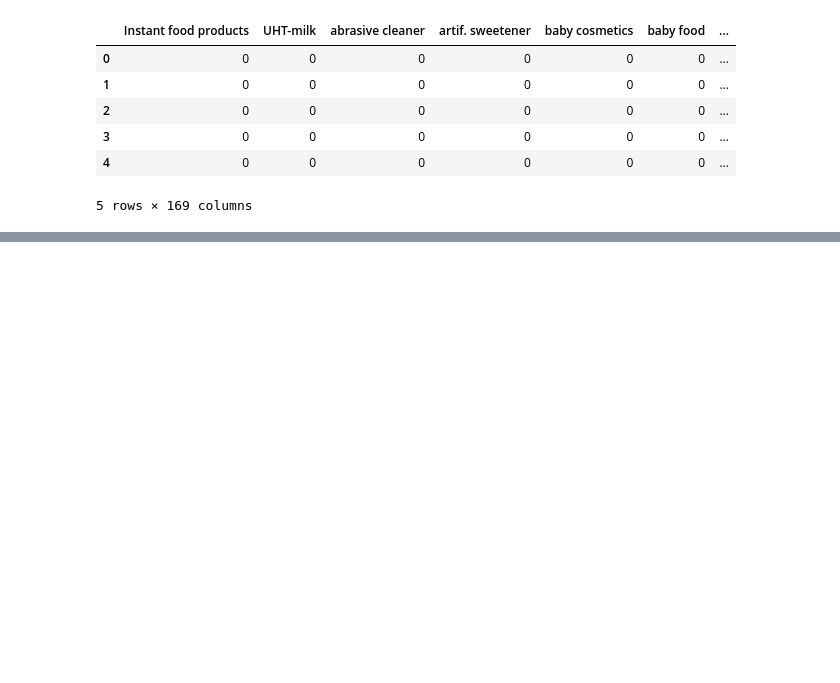
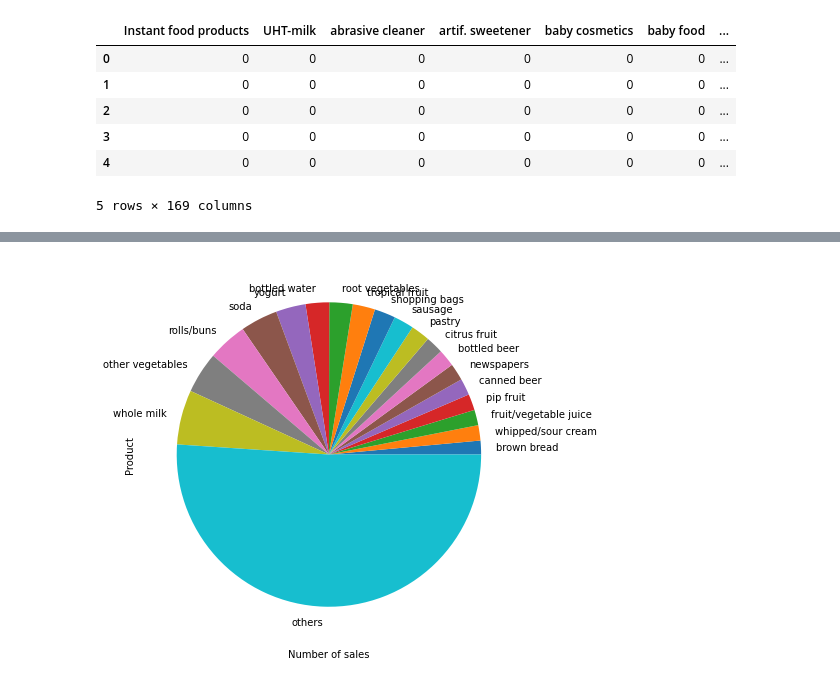
Before and after one commit to soraya-mi/Boojoo, a Jupyter notebook: Untitled1.ipynb, the cells around one changed output, grey strips where cells are left out. Cells and saved outputs as stored; diff of their text form; code cells hidden in the pictures; blank space fills up the shorter version.

```diff
--- a/Untitled1.ipynb
+++ b/Untitled1.ipynb
@@ -51,0 +149,13 @@ df.head()
+# %%
+most_sold_products =(df_1
+ .apply(lambda col: col.sum())
+ .sort_values()
+ )
+number_of_most_sold_products =19
+result= most_sold_products.tail(number_of_most_sold_products)
+result.loc['others'] = sum(most_sold_products[:-number_of_most_sold_products])
+result.plot(kind='pie',figsize=(12,7))
+plt.ylabel('Product')
+plt.xlabel('Number of sales');
+# %% [output]
+[figure, added]
```
Also changed, not shown: parts of 36 cells of this notebook.
